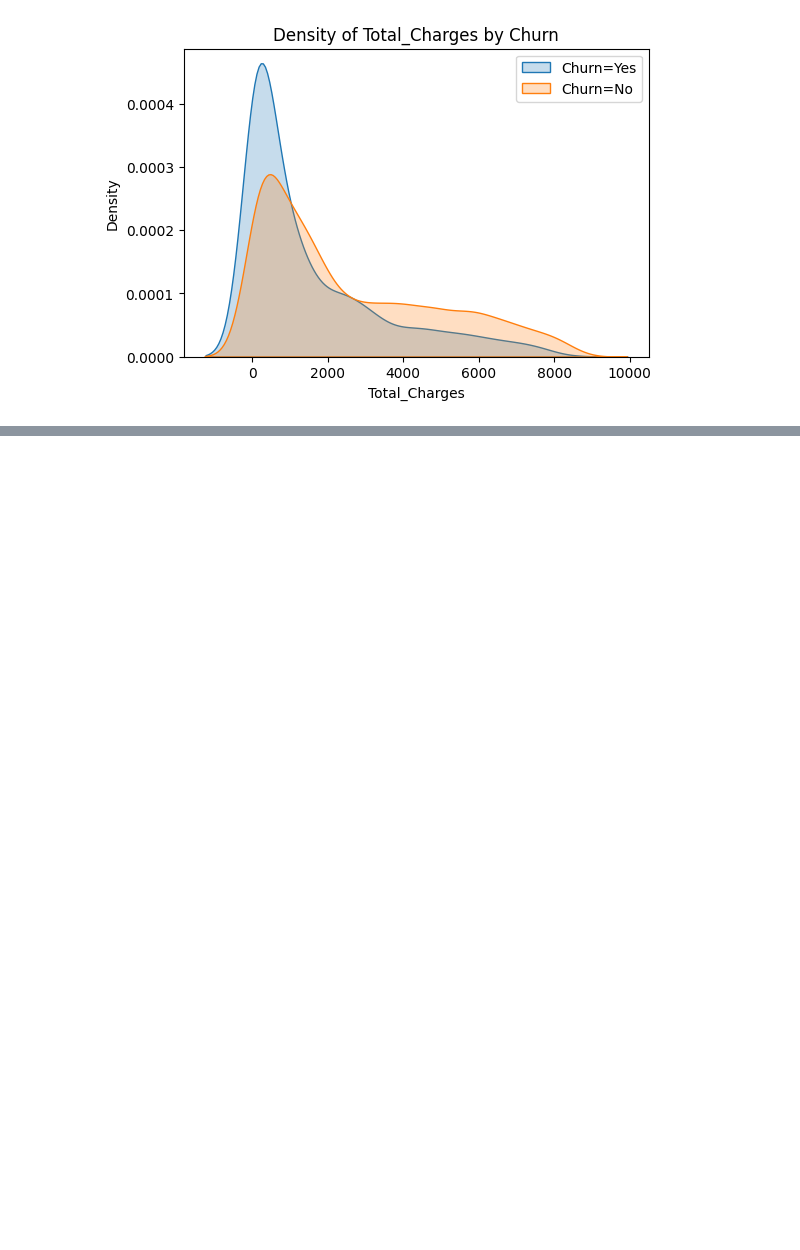
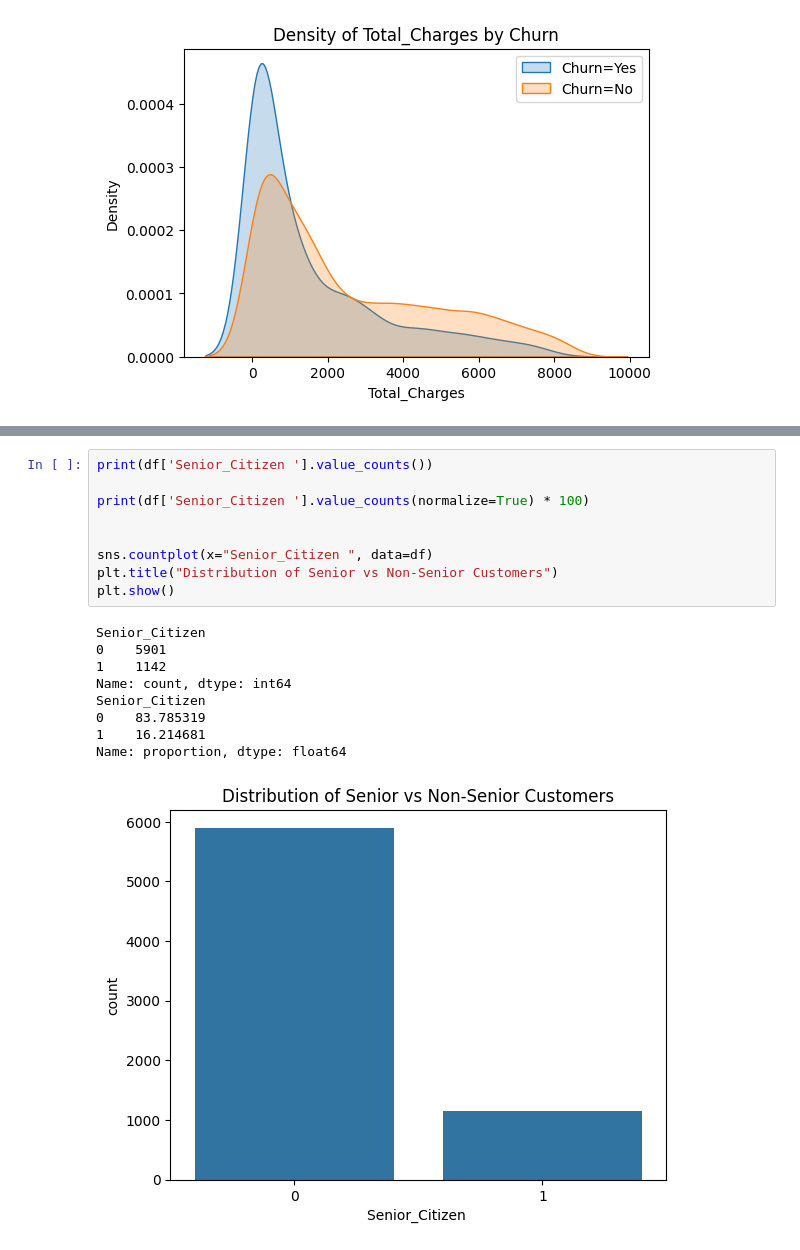
Before and after one commit to arwa-5aled/TelecomChurnUseCase, a Jupyter notebook: notebooks/exploratoryandpreprocessing.ipynb, the cells around one changed output, grey strips where cells are left out. Cells and saved outputs as stored; diff of their text form; blank space fills up the shorter version.

```diff
--- a/notebooks/exploratoryandpreprocessing.ipynb
+++ b/notebooks/exploratoryandpreprocessing.ipynb
@@ -473,0 +487,19 @@ This will become an error in seaborn v0.14.0; please update your code.
+# %%
+print(df['Senior_Citizen '].value_counts())
+
+print(df['Senior_Citizen '].value_counts(normalize=True) * 100)
+
+
+sns.countplot(x="Senior_Citizen ", data=df)
+plt.title("Distribution of Senior vs Non-Senior Customers")
+plt.show()
+# %% [output]
+Senior_Citizen
+0    5901
+1    1142
+Name: count, dtype: int64
+Senior_Citizen
+0    83.785319
+1    16.214681
+Name: proportion, dtype: float64
+[figure, added]
```
Also changed, not shown: parts of 3 cells of this notebook.
